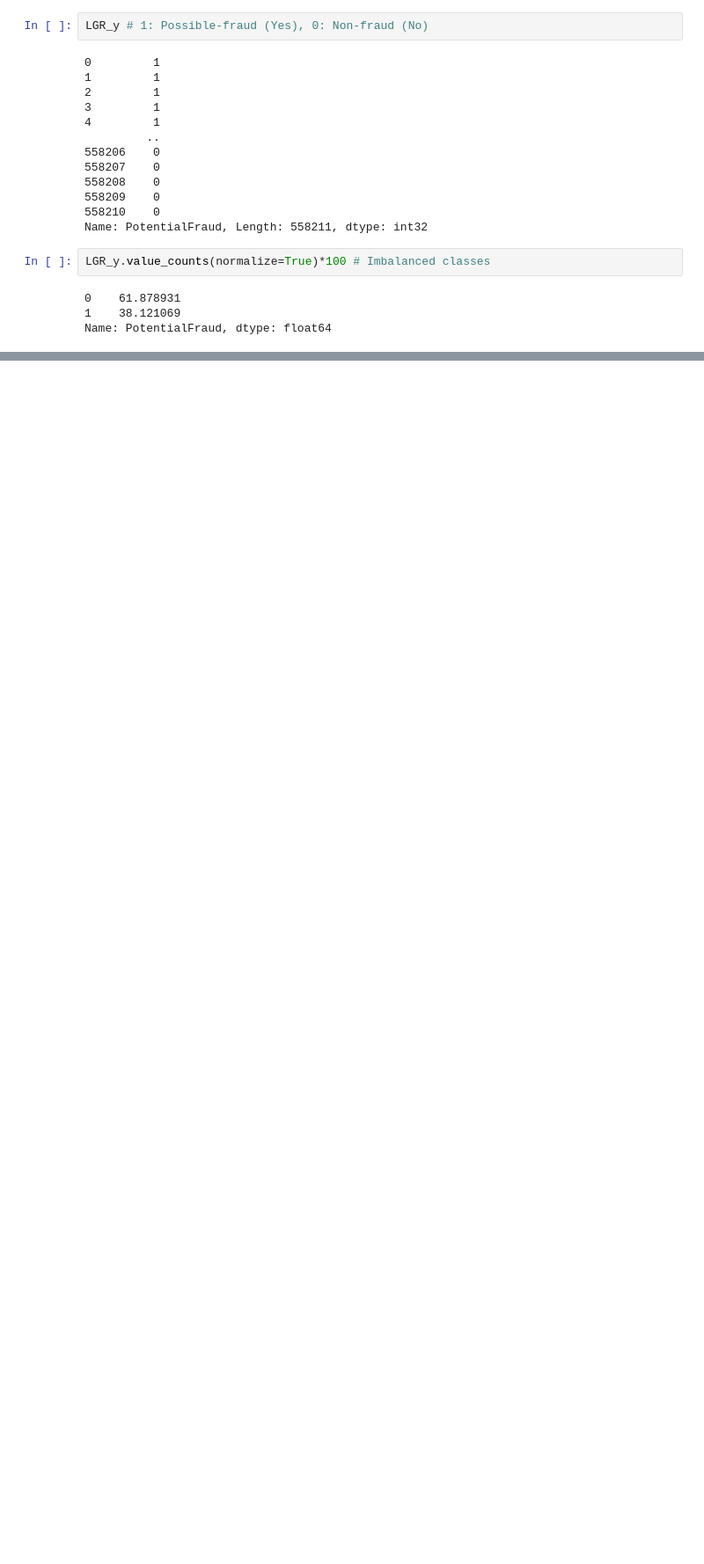
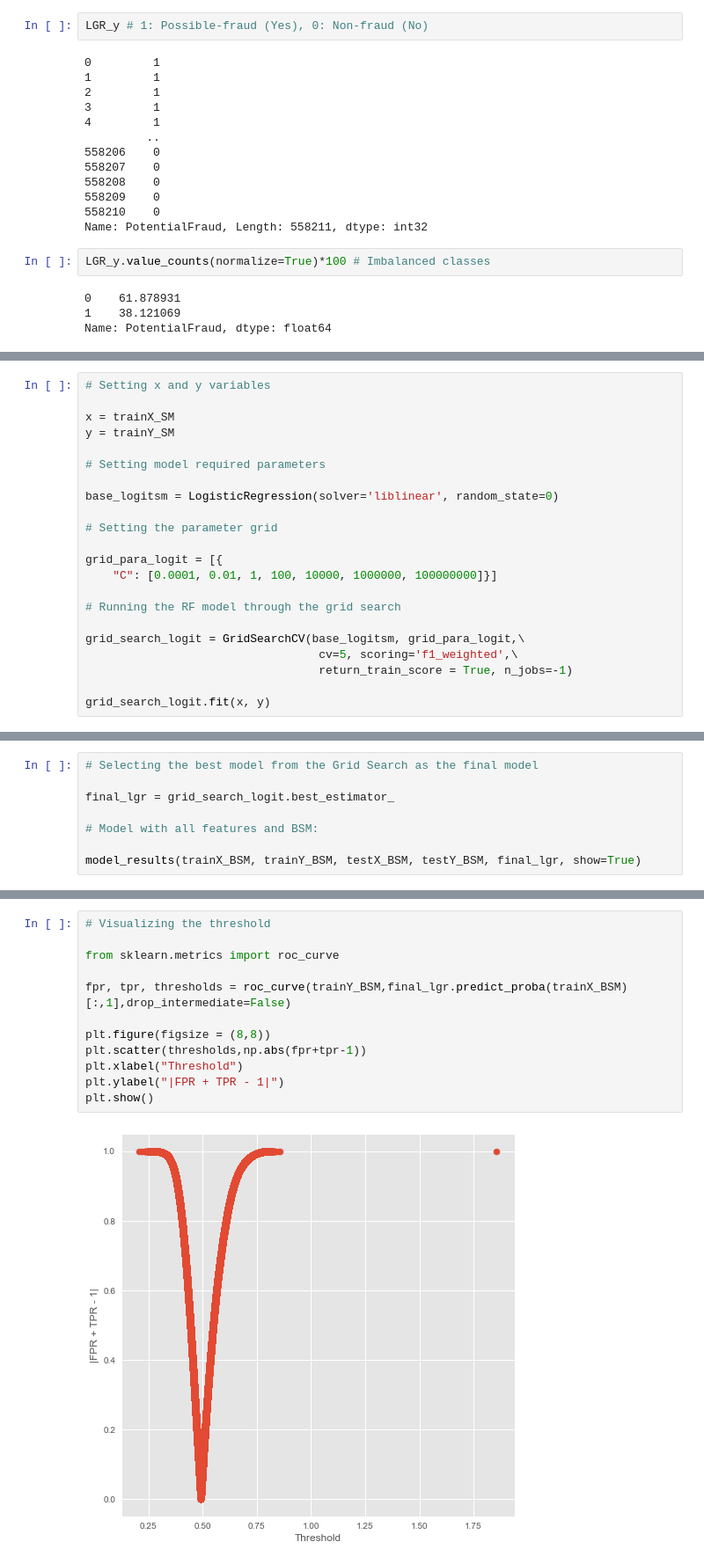
Before and after one commit to suhitasva/Capstone_Project, a Jupyter notebook: LGR_models.ipynb, the cells around one changed output, grey strips where cells are left out. Shown: that part at 88% size. Cells and saved outputs as stored; diff of their text form; blank space fills up the shorter version.

```diff
--- a/LGR_models.ipynb
+++ b/LGR_models.ipynb
@@ -366,0 +389,22 @@ visualizer.show()                           # Finalize and render the figure
+# %%
+# Setting x and y variables
+
+x = trainX_SM
+y = trainY_SM
+
+# Setting model required parameters
+
+base_logitsm = LogisticRegression(solver='liblinear', random_state=0)
+
+# Setting the parameter grid
+
+grid_para_logit = [{
+    "C": [0.0001, 0.01, 1, 100, 10000, 1000000, 100000000]}]
+
+# Running the RF model through the grid search
+
+grid_search_logit = GridSearchCV(base_logitsm, grid_para_logit,\
+                                  cv=5, scoring='f1_weighted',\
+                                  return_train_score = True, n_jobs=-1)
+
+grid_search_logit.fit(x, y)
@@ -366,0 +438,8 @@ visualizer.show()                           # Finalize and render the figure
+# %%
+# Selecting the best model from the Grid Search as the final model
+
+final_lgr = grid_search_logit.best_estimator_
+
+# Model with all features and BSM:
+
+model_results(trainX_BSM, trainY_BSM, testX_BSM, testY_BSM, final_lgr, show=True)
@@ -366,0 +469,14 @@ visualizer.show()                           # Finalize and render the figure
+# %%
+# Visualizing the threshold
+
+from sklearn.metrics import roc_curve
+
+fpr, tpr, thresholds = roc_curve(trainY_BSM,final_lgr.predict_proba(trainX_BSM)[:,1],drop_intermediate=False)
+
+plt.figure(figsize = (8,8))
+plt.scatter(thresholds,np.abs(fpr+tpr-1))
+plt.xlabel("Threshold")
+plt.ylabel("|FPR + TPR - 1|")
+plt.show()
+# %% [output]
+[figure, added]
```
Also changed, not shown: parts of 80 cells of this notebook.
